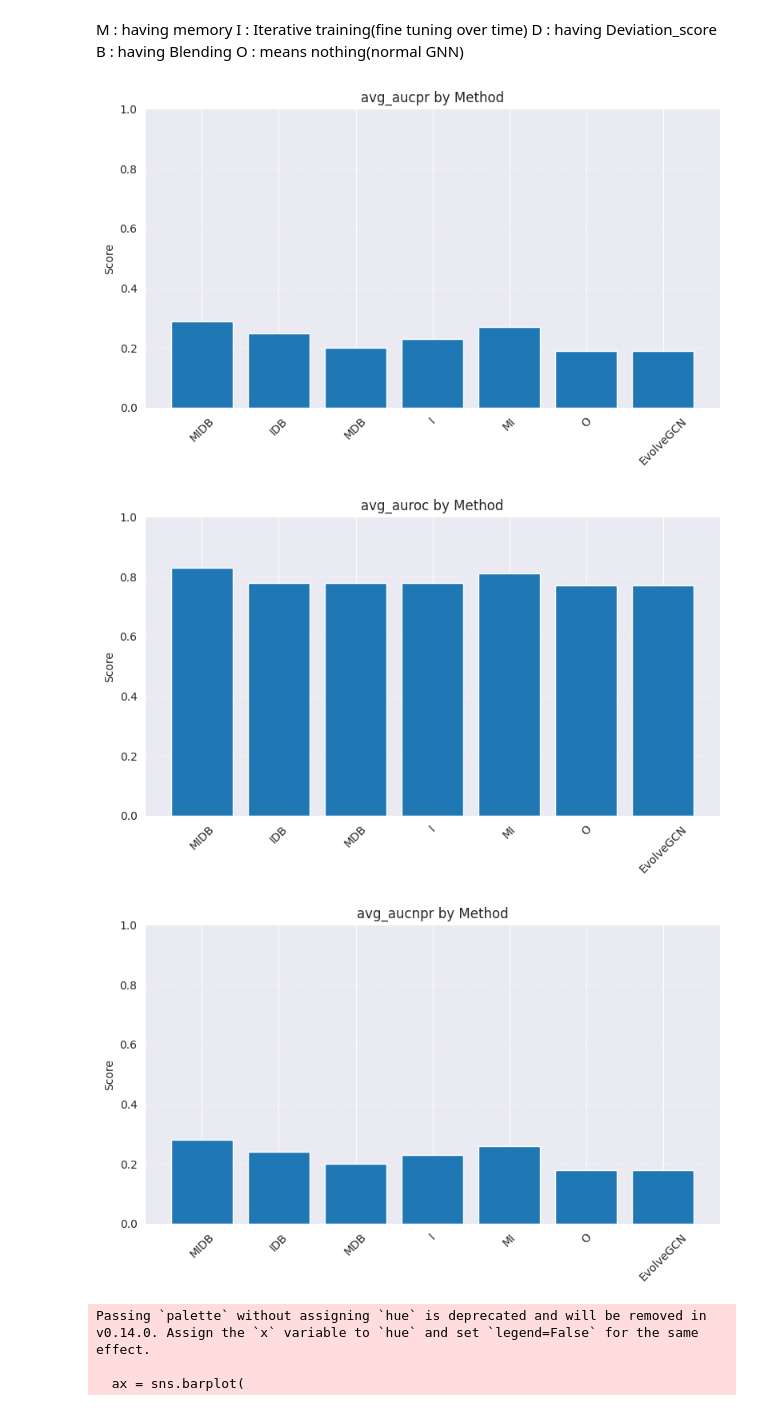
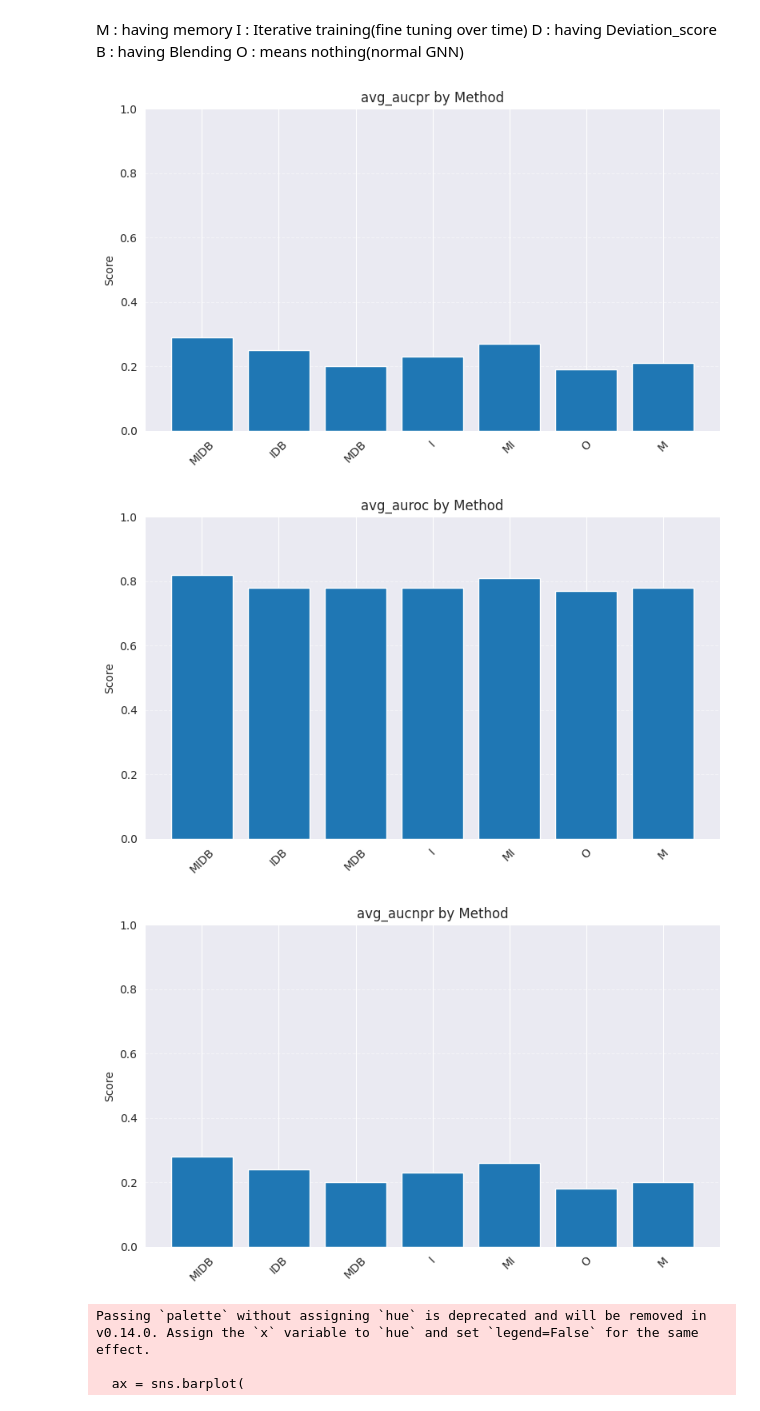
Before and after one commit to fafal-abnir/HerdGNN, a Jupyter notebook: notebooks/plotting_performance.ipynb, the cells around one changed output. Drawn from its saved outputs; the diff is of its cells as text; code cells hidden in the pictures.

```diff
--- a/notebooks/plotting_performance.ipynb
+++ b/notebooks/plotting_performance.ipynb
@@ -11,33 +11,33 @@ O : means nothing(normal GNN)
 # %%
 ## EllipticPP
 data = {
-    'MIDB': (0.29, 0.83, 0.28),
+    'MIDB': (0.29, 0.82, 0.28),
     'IDB': (0.25, 0.78, 0.24),
     'MDB': (0.20, 0.78, 0.20),
     'I': (0.23, 0.78, 0.23),
     'MI': (0.27, 0.81, 0.26),
     'O': (0.19, 0.77, 0.18),
     # 'Roland': (0.23, 0.82, 0.22),
-    'EvolveGCN': (0.19, 0.77, 0.18)
+    'M': (0.21, 0.78, 0.20)
 }
 df = pd.DataFrame.from_dict(data, orient='index', columns=['avg_aucpr', 'avg_auroc', 'avg_aucnpr'])
 df.index.name = 'method'
 df = df.reset_index()
 
 metrics = ['avg_aucpr', 'avg_auroc', 'avg_aucnpr']
 
 for metric in metrics:
     plt.figure(figsize=(8, 5))
     df_plot = df[['method', metric]].dropna()
     plt.bar(df_plot['method'], df_plot[metric])
     plt.title(f'{metric} by Method')
     plt.ylabel('Score')
     plt.ylim(0, 1)
     plt.xticks(rotation=45)
     plt.grid(axis='y', linestyle='--', alpha=0.5)
     plt.tight_layout()
     plt.show()
 # %% [output]
-[figure, old version]
+[figure, new version]
-[figure, old version]
+[figure, new version]
-[figure, old version]
+[figure, new version]
```
Also changed, not shown: parts of 9 cells of this notebook, 22 other files.
